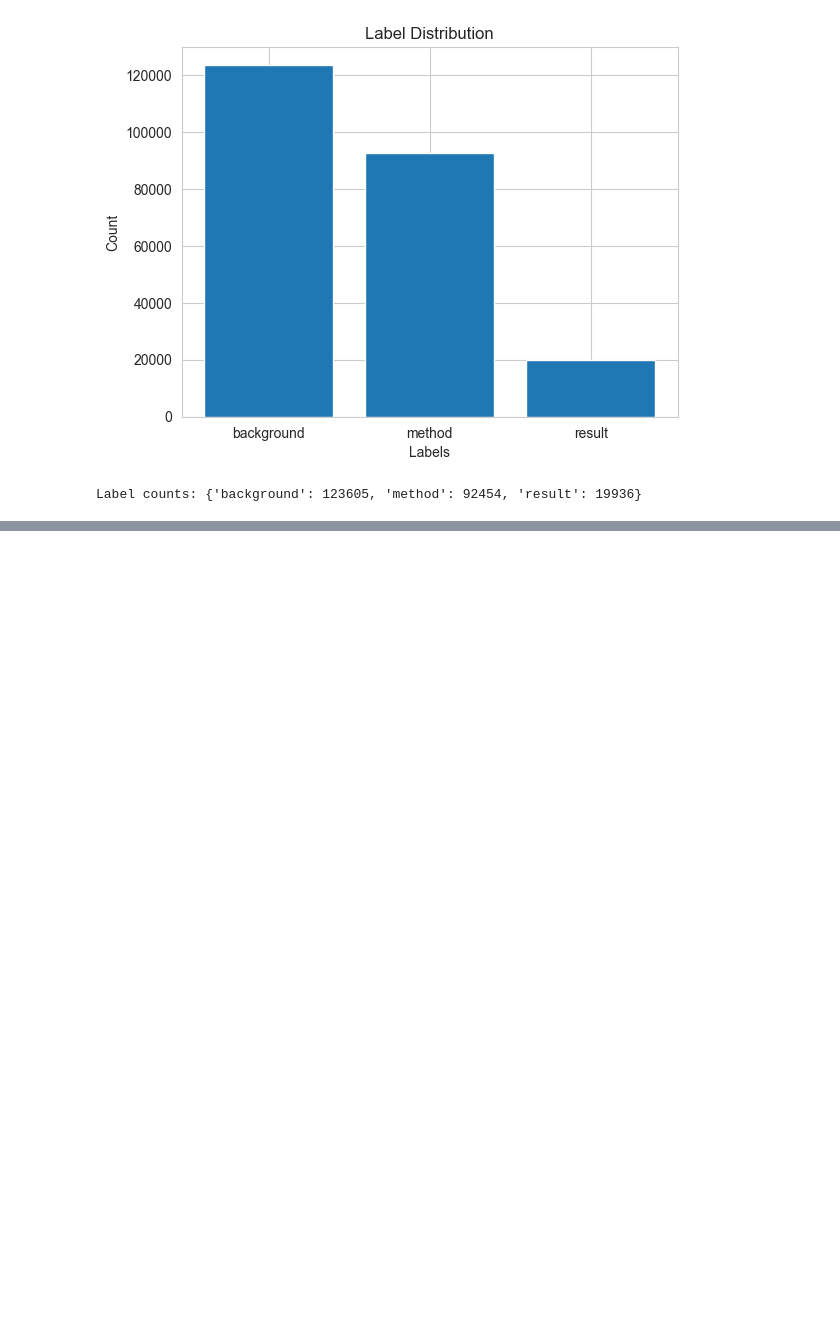
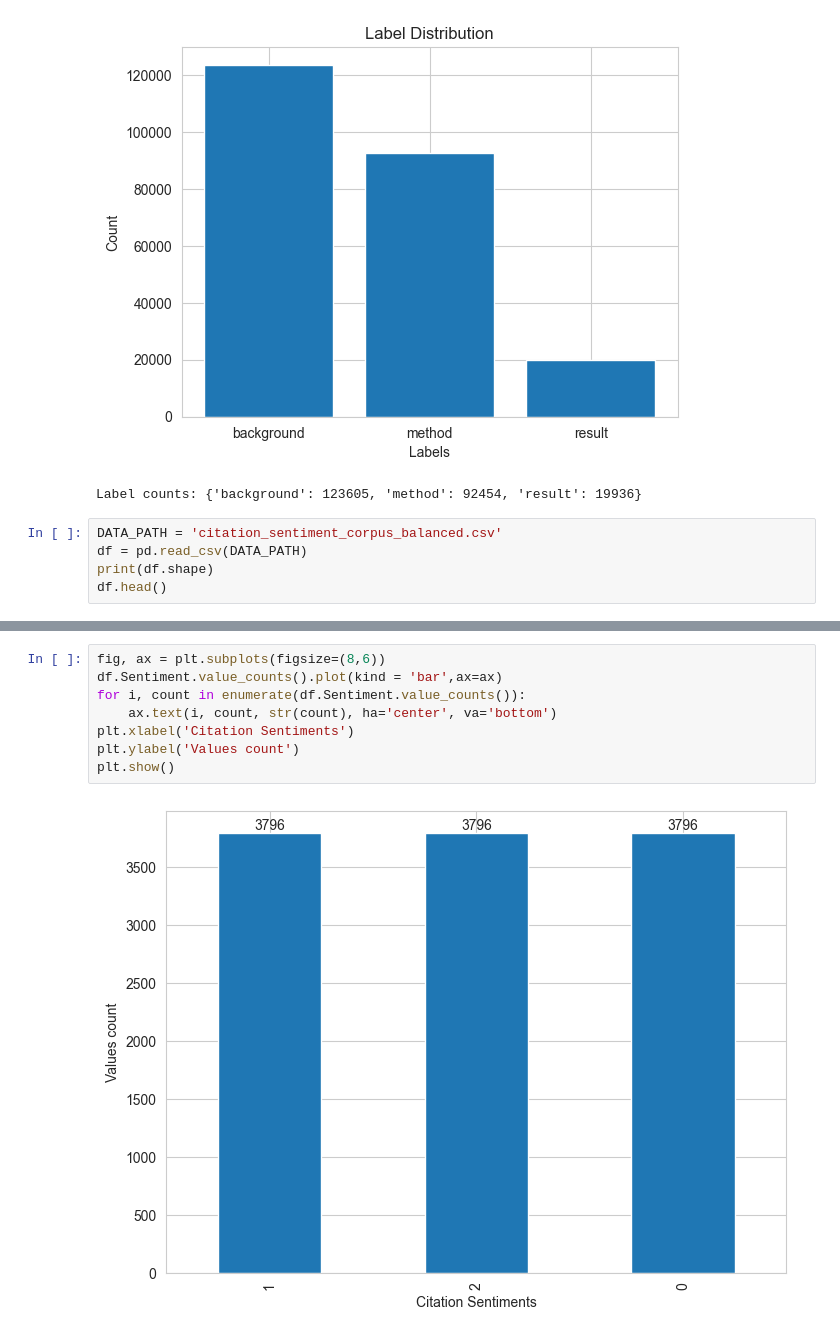
Before and after one commit to goghvan1113/TDCSA, a Jupyter notebook: data/visualize.ipynb, the cells around one changed output, grey strips where cells are left out. Drawn from its saved outputs; the diff is of its cells as text; blank space fills up the shorter version.

```diff
--- a/data/visualize.ipynb
+++ b/data/visualize.ipynb
@@ -46,3 +46,8 @@ print("Label counts:", dict(zip(labels, counts)))
 # %% [output]
 [figure]
 Label counts: {'background': 123605, 'method': 92454, 'result': 19936}
+# %%
+DATA_PATH = 'citation_sentiment_corpus_balanced.csv'
+df = pd.read_csv(DATA_PATH)
+print(df.shape)
+df.head()
@@ -48,0 +62,10 @@ Label counts: {'background': 123605, 'method': 92454, 'result': 19936}
+# %%
+fig, ax = plt.subplots(figsize=(8,6))
+df.Sentiment.value_counts().plot(kind = 'bar',ax=ax)
+for i, count in enumerate(df.Sentiment.value_counts()):
+    ax.text(i, count, str(count), ha='center', va='bottom')
+plt.xlabel('Citation Sentiments')
+plt.ylabel('Values count')
+plt.show()
+# %% [output]
+[figure, added]
```
Also changed, not shown: parts of 1 cell of this notebook, 24 other files.
